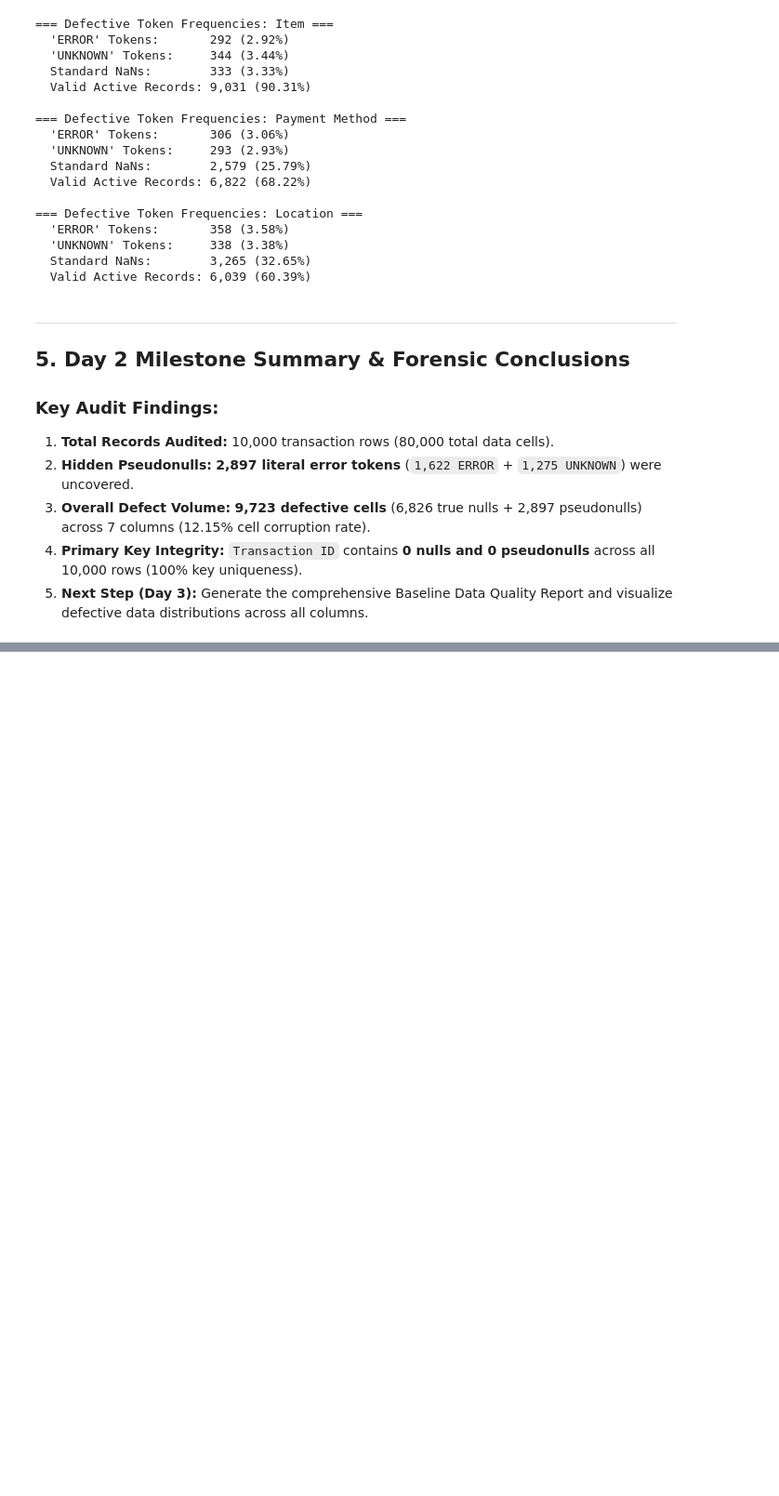
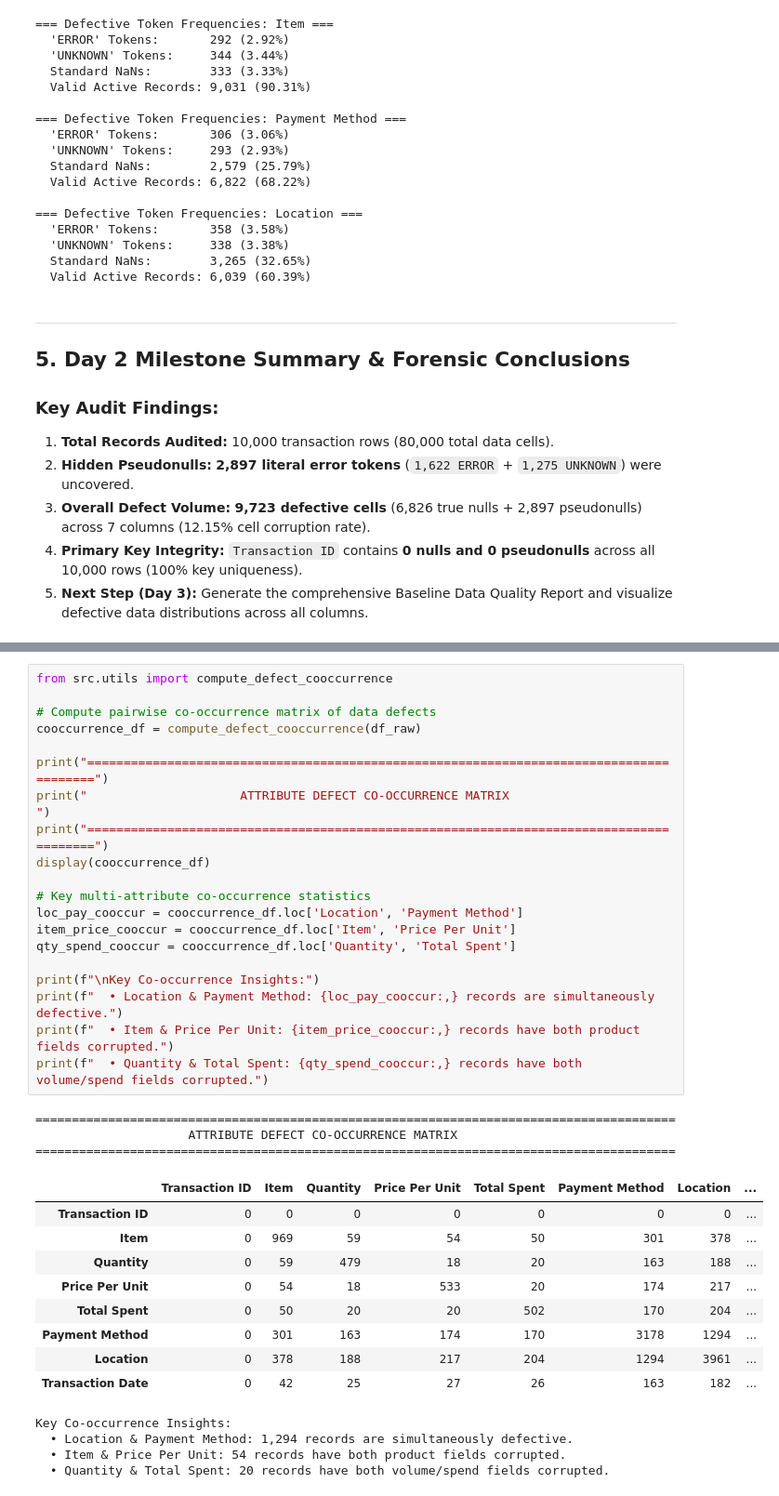
Before and after one commit to addu91577-sketch/OIBSIP, a Jupyter notebook: DataAnalytics-L1-CleaningData/Notebooks/01_cafe_sales_data_cleaning.ipynb, the cells around one changed output, grey strips where cells are left out. Shown at 93% size. Drawn from its saved outputs; the diff is of its cells as text; blank space fills up the shorter version.

```diff
--- a/DataAnalytics-L1-CleaningData/Notebooks/01_cafe_sales_data_cleaning.ipynb
+++ b/DataAnalytics-L1-CleaningData/Notebooks/01_cafe_sales_data_cleaning.ipynb
@@ -171,0 +259,37 @@ for col in ['Item', 'Payment Method', 'Location']:
+# %%
+from src.utils import compute_defect_cooccurrence
+
+# Compute pairwise co-occurrence matrix of data defects
+cooccurrence_df = compute_defect_cooccurrence(df_raw)
+
+print("========================================================================================")
+print("                     ATTRIBUTE DEFECT CO-OCCURRENCE MATRIX                              ")
+print("========================================================================================")
+display(cooccurrence_df)
+
+# Key multi-attribute co-occurrence statistics
+loc_pay_cooccur = cooccurrence_df.loc['Location', 'Payment Method']
+item_price_cooccur = cooccurrence_df.loc['Item', 'Price Per Unit']
+qty_spend_cooccur = cooccurrence_df.loc['Quantity', 'Total Spent']
+
+print(f"\nKey Co-occurrence Insights:")
+print(f"  • Location & Payment Method: {loc_pay_cooccur:,} records are simultaneously defective.")
+print(f"  • Item & Price Per Unit: {item_price_cooccur:,} records have both product fields corrupted.")
+print(f"  • Quantity & Total Spent: {qty_spend_cooccur:,} records have both volume/spend fields corrupted.")
+# %% [output]
+========================================================================================
+                     ATTRIBUTE DEFECT CO-OCCURRENCE MATRIX
+========================================================================================
+|  | Transaction ID | Item | Quantity | Price Per Unit | Total Spent | Payment Method | Location | ... |
+| Transaction ID | 0 | 0 | 0 | 0 | 0 | 0 | 0 | ... |
+| Item | 0 | 969 | 59 | 54 | 50 | 301 | 378 | ... |
+| Quantity | 0 | 59 | 479 | 18 | 20 | 163 | 188 | ... |
+| Price Per Unit | 0 | 54 | 18 | 533 | 20 | 174 | 217 | ... |
+| Total Spent | 0 | 50 | 20 | 20 | 502 | 170 | 204 | ... |
+| Payment Method | 0 | 301 | 163 | 174 | 170 | 3178 | 1294 | ... |
+| Location | 0 | 378 | 188 | 217 | 204 | 1294 | 3961 | ... |
+| Transaction Date | 0 | 42 | 25 | 27 | 26 | 163 | 182 | ... |
+Key Co-occurrence Insights:
+  • Location & Payment Method: 1,294 records are simultaneously defective.
+  • Item & Price Per Unit: 54 records have both product fields corrupted.
+  • Quantity & Total Spent: 20 records have both volume/spend fields corrupted.
```
Also changed, not shown: parts of 11 cells of this notebook, 7 other files.
